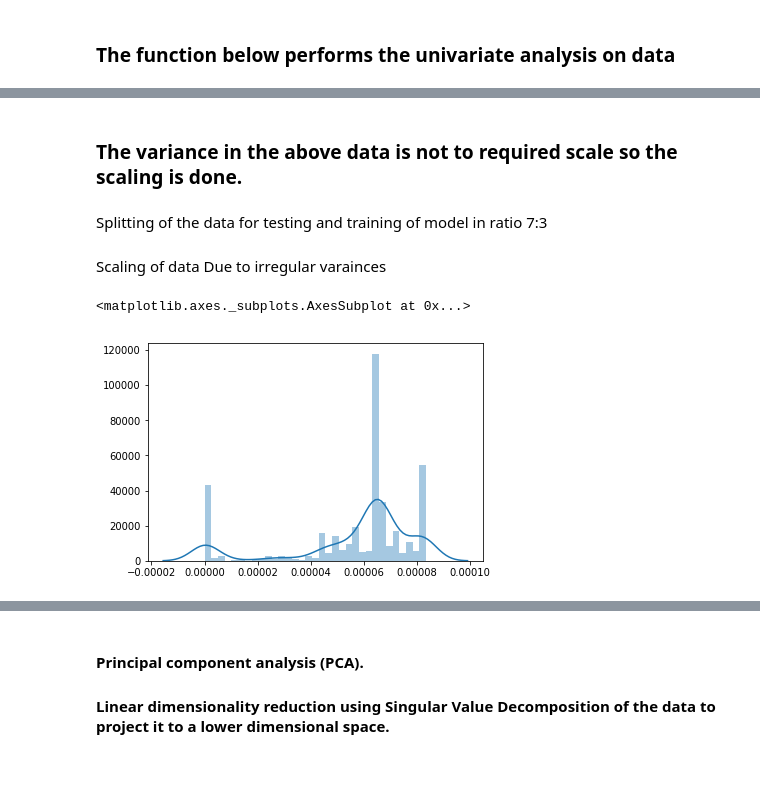
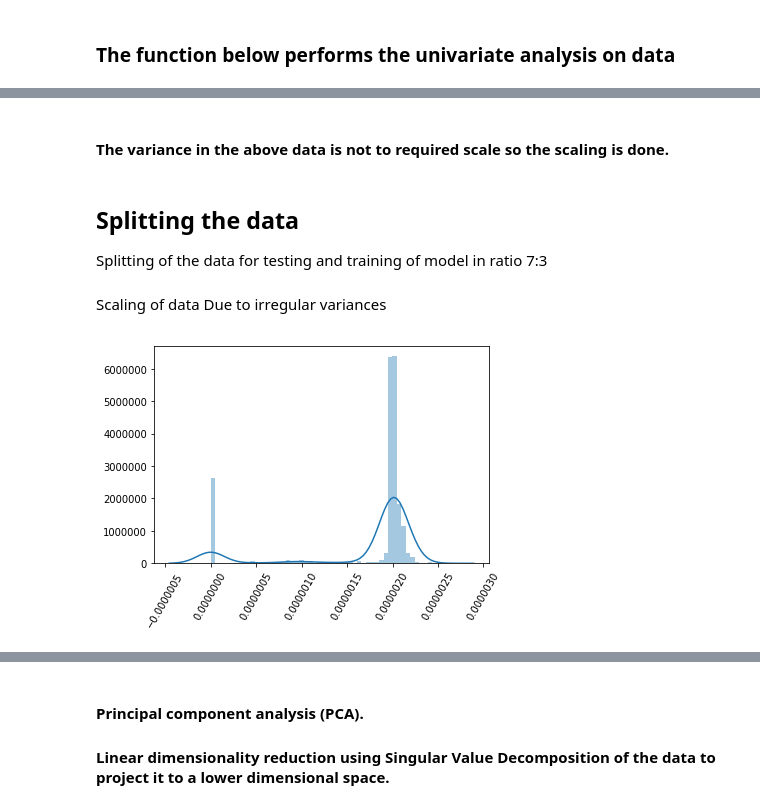
Before and after one commit to guptaaish/Datadist, a Jupyter notebook: logisticModelTesting.ipynb, the cells around one changed output, grey strips where cells are left out. Cells and saved outputs as stored; diff of their text form; code cells hidden in the pictures; blank space fills up the shorter version.

Commit message:
Logistic_visualisation
New feature of logistic regression visualisation.

```diff
--- a/logisticModelTesting.ipynb
+++ b/logisticModelTesting.ipynb
@@ -37,7 +37,7 @@ features.head(10)
 | 9 | 46.973335 | 0 | 2.498415 | 2.121513 | 55.056075 | 950257.8333 | ... |
 # %%
 y = features.Machine_state
-x = features.drop(['Machine_state'],axis = 1)
+x = features.drop(['Machine_state','Machine_speed'],axis = 1)
 # %% [markdown]
 ### The function below performs the univariate analysis on data
 # %%
@@ -82,11 +94,12 @@ deep_describe(x)
 # %% [markdown]
-### The variance in the above data is not to required scale so the scaling is done.
+#### The variance in the above data is not to required scale so the scaling is done.
 # %% [markdown]
+## Splitting the data
 Splitting of the data for testing and training of model in ratio 7:3
 # %%
 x_train, x_test, y_train, y_test = train_test_split(x, y, test_size=0.3)
 # %% [markdown]
-Scaling of data Due to irregular varainces
+Scaling of data Due to irregular variances
 # %%
 scaler = StandardScaler().fit(x_train)
 x_train_scaled = pd.DataFrame(scaler.transform(x_train),index=x_train.index.values, columns=x_train.columns.values)
@@ -94,15 +107,16 @@ x_test_scaled = pd.DataFrame(scaler.transform(x_test), index=x_test.index.values
 # %%
 #sns.distplot(x_train_scaled['Machine_speed'])
 
 from sklearn.preprocessing import Normalizer
 
 normal = Normalizer().fit(x_train)
 x_train_normalized = pd.DataFrame(normal.transform(x_train),index=x_train.index.values, columns=x_train.columns.values)
-df = pd.DataFrame(x_train_normalized['Machine_speed'])
-sns.distplot(df)
+df = pd.DataFrame(x_train_normalized['M12_STABILIZER_FLOW'])
+g = sns.distplot(df)
+for tick in g.get_xticklabels():
+    tick.set_rotation(60)
 # %% [output]
-<matplotlib.axes._subplots.AxesSubplot at 0x...>
-[figure, old version]
+[figure, new version]
 # %%
 skew = pd.DataFrame(x.skew()).transpose()
 skew = skew.set_index([['skewness']]).apply(np.abs,axis = 1).nlargest()
```
Also changed, not shown: parts of 23 cells of this notebook.
